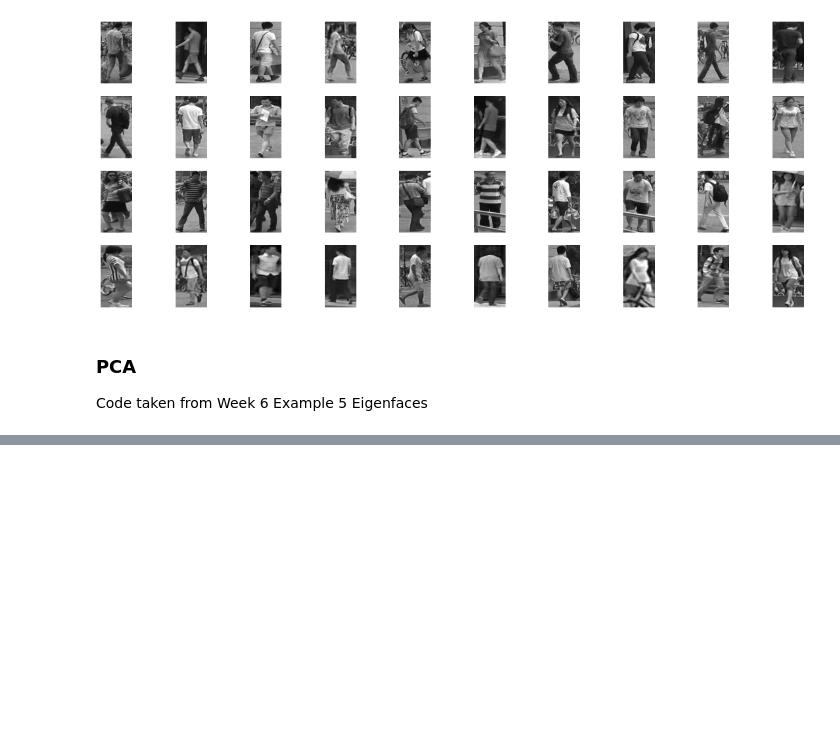
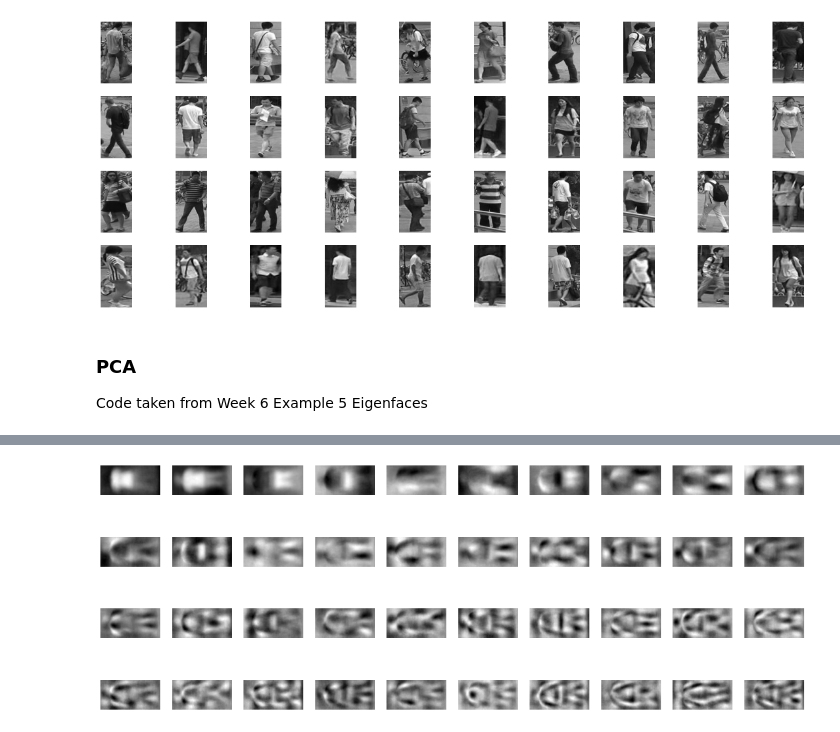
Before and after one commit to Sunthas515/420-1, a Jupyter notebook: Assessment 1B/Question2.ipynb, the cells around one changed output, grey strips where cells are left out. Saved outputs shown, nothing was run; the diff lists cells and outputs as text; code cells hidden in the pictures; blank space fills up the shorter version.

```diff
--- a/Assessment 1B/Question2.ipynb
+++ b/Assessment 1B/Question2.ipynb
@@ -128,0 +138,16 @@ transformed = pca.transform(train[0,1])
+# %%
+nsamples, nx, ny = train_fea.shape
+d2_train_dataset = train_fea.reshape((nsamples,nx*ny))
+
+pca = decomposition.PCA()
+pca.fit(d2_train_dataset)
+transformed = pca.transform(d2_train_dataset)
+# %%
+fig = plt.figure(figsize=[20, 8])
+for i in range(40):
+    ax = fig.add_subplot(4, 10, i + 1)
+    pc = np.reshape(pca.components_[i,:], (128, 64))
+    ax.imshow(pc.transpose(), cmap=plt.get_cmap('gray'))
+    ax.set_axis_off()
+# %% [output]
+[figure, added]
```
Also changed, not shown: parts of 9 cells of this notebook.
